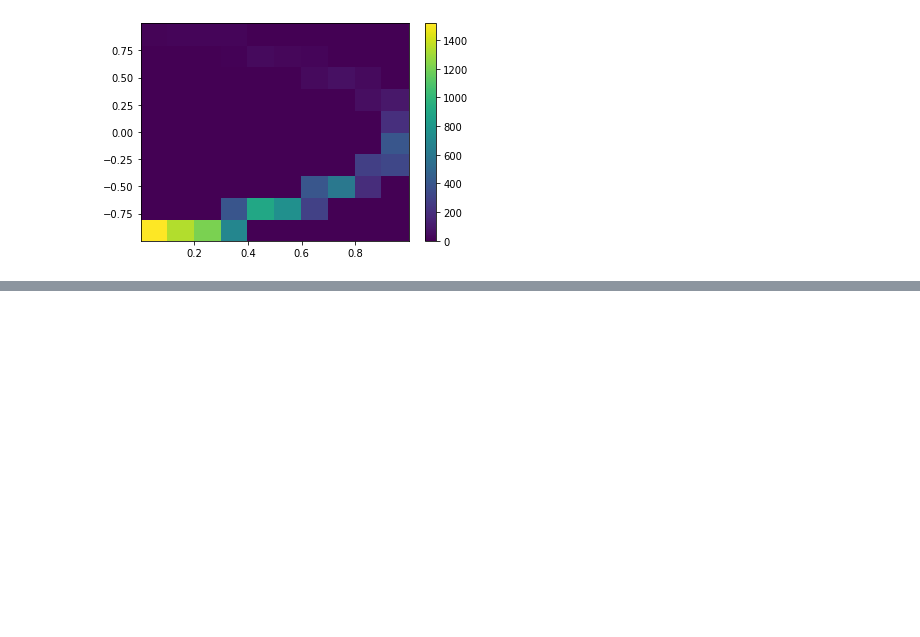
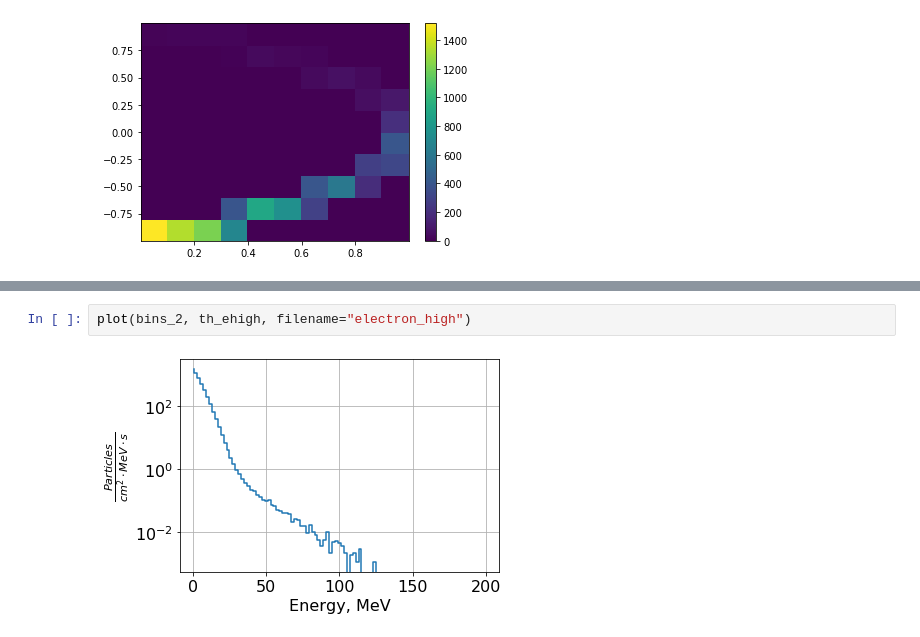
Before and after one commit to Zelenyy/phd-code, a Jupyter notebook: notebooks/17.Aragats_2020.06.03.ipynb, the cells around one changed output, grey strips where cells are left out. Drawn from its saved outputs; the diff is of its cells as text; blank space fills up the shorter version.

```diff
--- a/notebooks/17.Aragats_2020.06.03.ipynb
+++ b/notebooks/17.Aragats_2020.06.03.ipynb
@@ -265,0 +340,4 @@ plt.colorbar()
+# %%
+plot(bins_2, th_ehigh, filename="electron_high")
+# %% [output]
+[figure, added]
```
Also changed, not shown: parts of 17 cells of this notebook, 17 other files.
